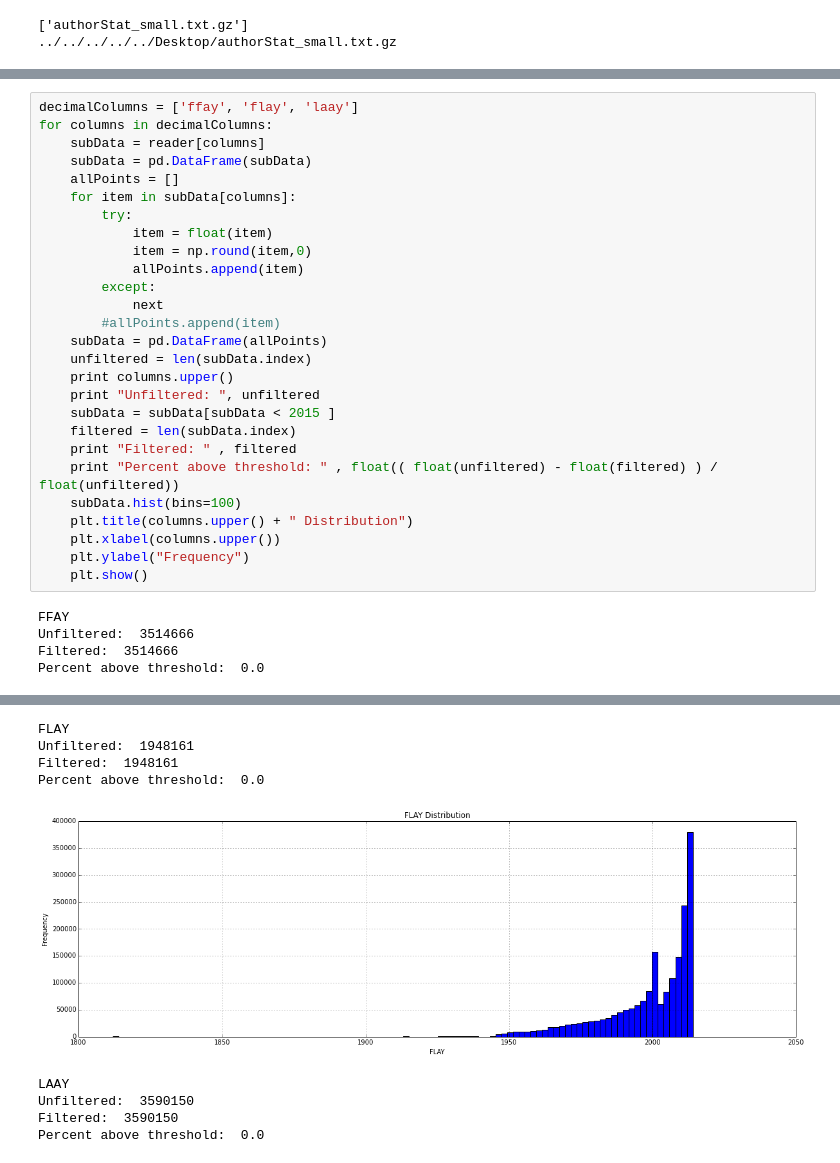
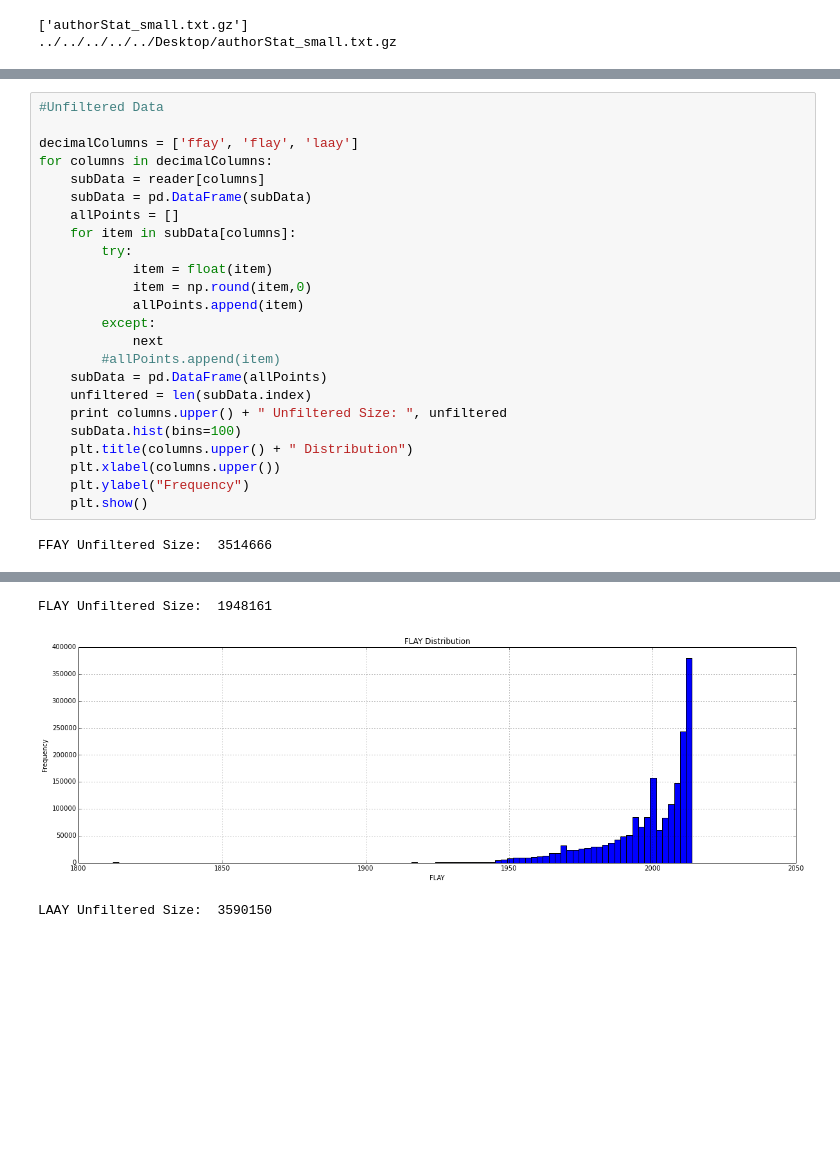
Before and after one commit to shinwachi/cs109_firstOrPerish, a Jupyter notebook: analysis/processAuthorStat.ipynb, the cells around one changed output, grey strips where cells are left out. Cells and saved outputs as stored; diff of their text form; blank space fills up the shorter version.

```diff
--- a/analysis/processAuthorStat.ipynb
+++ b/analysis/processAuthorStat.ipynb
@@ -112,45 +120,33 @@ for columns in decimalColumns:
 [figure]
 # %%
+#Unfiltered Data
+
 decimalColumns = ['ffay', 'flay', 'laay']
 for columns in decimalColumns:
     subData = reader[columns]
     subData = pd.DataFrame(subData)
     allPoints = []
     for item in subData[columns]:
         try:
             item = float(item)
             item = np.round(item,0)
             allPoints.append(item)
         except:
             next
         #allPoints.append(item)
     subData = pd.DataFrame(allPoints)
     unfiltered = len(subData.index)
-    print columns.upper()
-    print "Unfiltered: ", unfiltered
-    subData = subData[subData < 2015 ]
-    filtered = len(subData.index)
-    print "Filtered: " , filtered
-    print "Percent above threshold: " , float(( float(unfiltered) - float(filtered) ) / float(unfiltered))
+    print columns.upper() + " Unfiltered Size: ", unfiltered
     subData.hist(bins=100)
     plt.title(columns.upper() + " Distribution")
     plt.xlabel(columns.upper())
     plt.ylabel("Frequency")
     plt.show()
 # %% [output]
-FFAY
-Unfiltered:  3514666
-Filtered:  3514666
-Percent above threshold:  0.0
+FFAY Unfiltered Size:  3514666
 [figure]
-FLAY
-Unfiltered:  1948161
-Filtered:  1948161
-Percent above threshold:  0.0
+FLAY Unfiltered Size:  1948161
-[figure, old version]
+[figure, new version]
-LAAY
-Unfiltered:  3590150
-Filtered:  3590150
-Percent above threshold:  0.0
+LAAY Unfiltered Size:  3590150
 [figure]
 # %%
```
Also changed, not shown: parts of 16 cells of this notebook.
